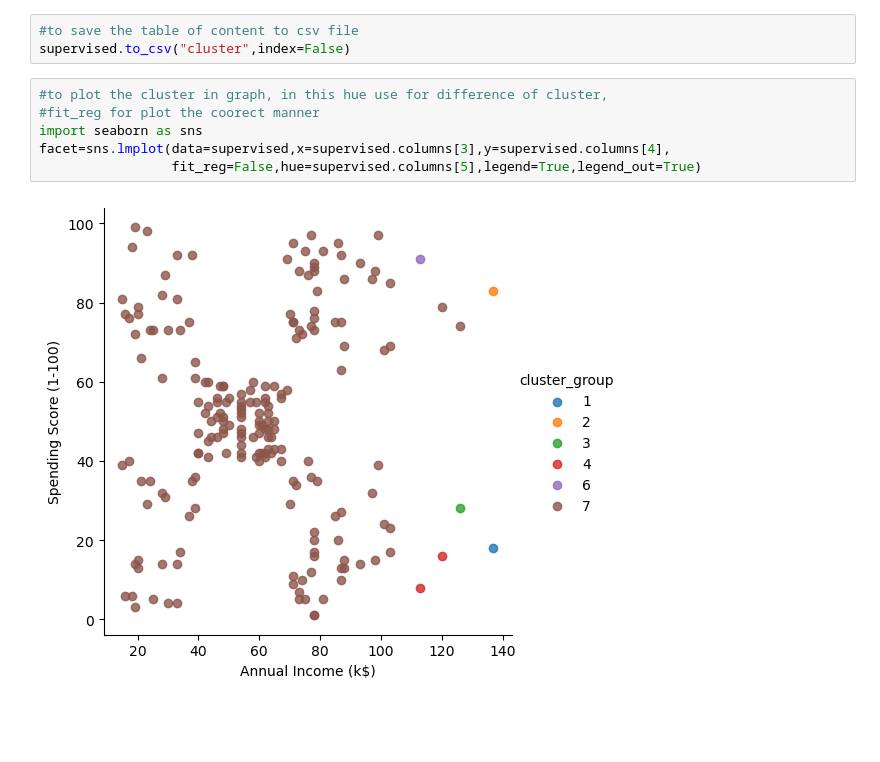
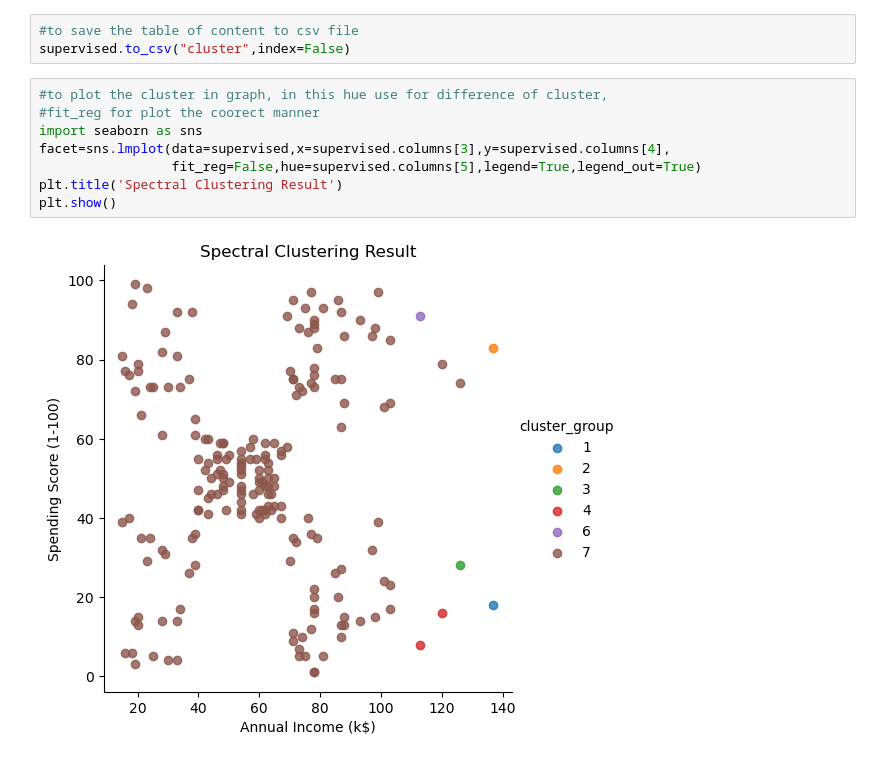
Before and after one commit to Dinesh0506/Spectral_Clustering, a Jupyter notebook: Spectral_Clustering.ipynb, the cells around one changed output. Saved outputs shown, nothing was run; the diff lists cells and outputs as text; blank space fills up the shorter version.

```diff
--- a/Spectral_Clustering.ipynb
+++ b/Spectral_Clustering.ipynb
@@ -92,8 +96,10 @@ supervised.to_csv("cluster",index=False)
 # %%
 #to plot the cluster in graph, in this hue use for difference of cluster,
 #fit_reg for plot the coorect manner
 import seaborn as sns
 facet=sns.lmplot(data=supervised,x=supervised.columns[3],y=supervised.columns[4],
                  fit_reg=False,hue=supervised.columns[5],legend=True,legend_out=True)
+plt.title('Spectral Clustering Result')
+plt.show()
 # %% [output]
-[figure, old version]
+[figure, new version]
```
Also changed, not shown: parts of 1 cell of this notebook.
